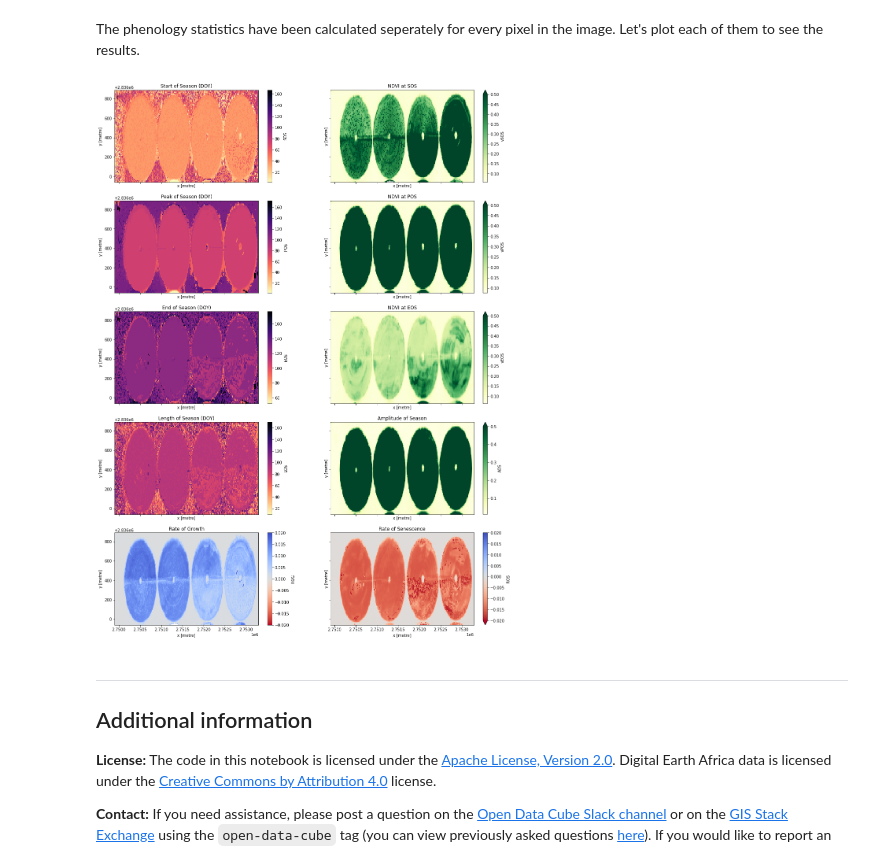
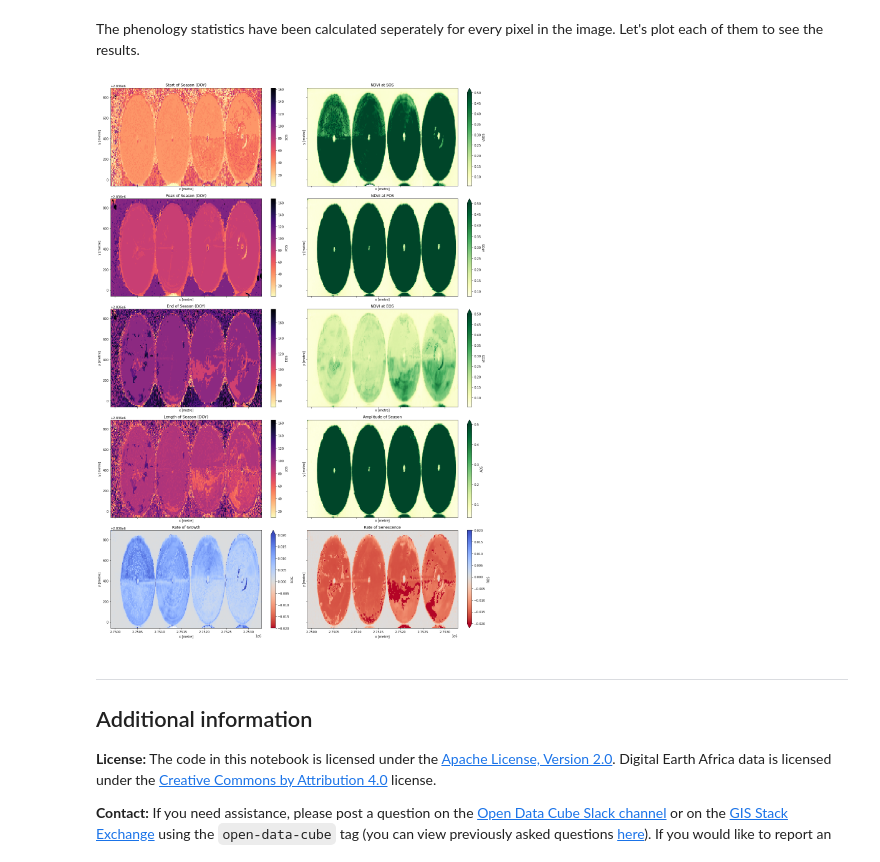
Before and after one commit to digitalearthafrica/deafrica-sandbox-notebooks, a Jupyter notebook: Real_world_examples/Vegetation_phenology.ipynb, the cells around one changed output. Cells and saved outputs as stored; diff of their text form; code cells hidden in the pictures.

```diff
--- a/Real_world_examples/Vegetation_phenology.ipynb
+++ b/Real_world_examples/Vegetation_phenology.ipynb
@@ -329,11 +347,11 @@ plt.title('Phenology statistics');
 ### Per-pixel phenology statistics
 # %%
 #calculate phenology stats on every pixel in dataset
-phen = xr_phenology(ds.NDVI,
-                    interpolate_na = True,
-                    rolling_mean=4,
-                    interp_method = 'linear',
+phen = ts.xr_phenology(ds.NDVI,
+                    method_sos='median',
+                    method_eos='median',
+                    complete_method='fast_complete',
+                    smooth_method='wiener'
                )
-
 phen
 # %% [output]
@@ -370,35 +398,37 @@ ax[0,0].set_title('Start of Season (DOY)')
 phen.vSOS.plot(ax=ax[0,1], cmap='YlGn', vmax=0.5)
 ax[0,1].set_title('NDVI at SOS')
 
 #peak of season
 phen.POS.plot(ax=ax[1,0], cmap='magma_r')
 ax[1,0].set_title('Peak of Season (DOY)')
 phen.vPOS.plot(ax=ax[1,1], cmap='YlGn',vmax=0.5)
 ax[1,1].set_title('NDVI at POS')
 
 #end of season
 phen.EOS.plot(ax=ax[2,0], cmap='magma_r')
 ax[2,0].set_title('End of Season (DOY)')
 phen.vEOS.plot(ax=ax[2,1], cmap='YlGn', vmax=0.5)
 ax[2,1].set_title('NDVI at EOS')
 
 #Length of Season
 phen.LOS.plot(ax=ax[3,0], cmap='magma_r')
 ax[3,0].set_title('Length of Season (DOY)');
 
 #Amplitude
 phen.AOS.plot(ax=ax[3,1], cmap='YlGn', vmax=0.5)
 ax[3,1].set_title('Amplitude of Season')
 
 #rate of growth
 phen.ROG.plot(ax=ax[4,0],cmap='coolwarm_r', vmin=-0.02, vmax=0.02)
 ax[4,0].set_title('Rate of Growth')
 
 #rate of Sensescence
 phen.ROS.plot(ax=ax[4,1],cmap='coolwarm_r', vmin=-0.02, vmax=0.02)
-ax[4,1].set_title('Rate of Senescence');
+ax[4,1].set_title('Rate of Senescence')
+
+plt.tight_layout();
 # %% [output]
-[figure, old version]
+[figure, new version]
 # %% [markdown]
 ***
 
```
Also changed, not shown: parts of 22 cells of this notebook, 2 other files.
